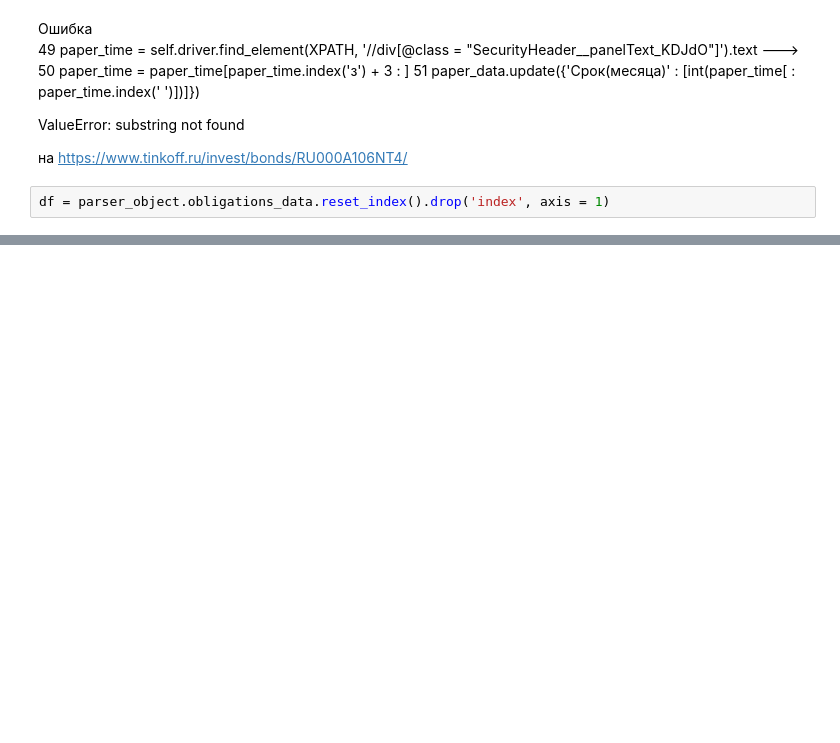
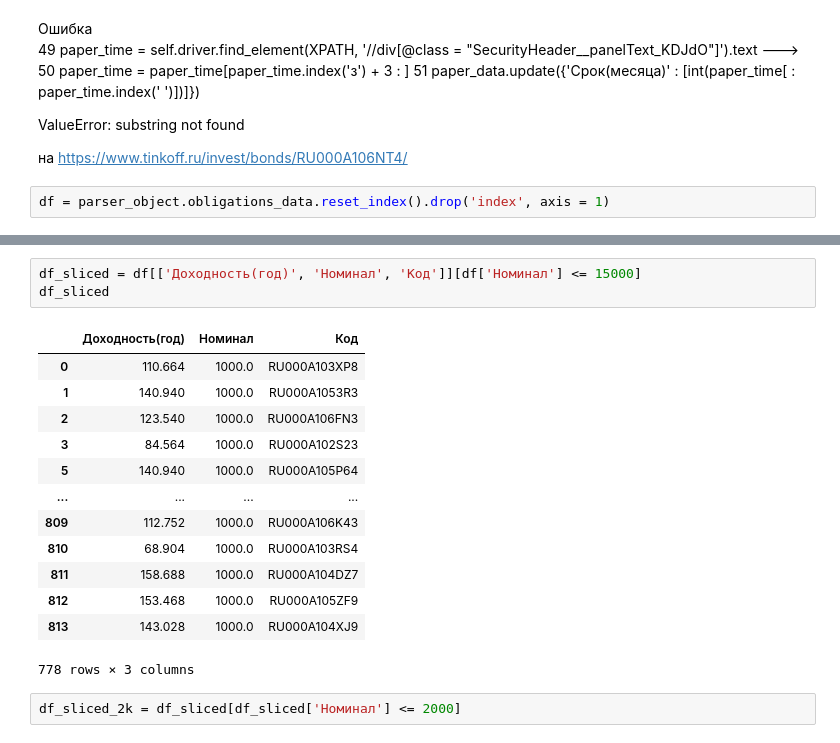
Before and after one commit to Meksis/Personal_projects, a Jupyter notebook: Obligations parser/parsers-tests.ipynb, the cells around one changed output, grey strips where cells are left out. Saved outputs shown, nothing was run; the diff lists cells and outputs as text; blank space fills up the shorter version.

```diff
--- a/Obligations parser/parsers-tests.ipynb
+++ b/Obligations parser/parsers-tests.ipynb
@@ -231,0 +235,19 @@ df[df['Код'] == 'RU000A106WZ2']
+# %%
+df_sliced = df[['Доходность(год)', 'Номинал', 'Код']][df['Номинал'] <= 15000]
+df_sliced
+# %% [output]
+|  | Доходность(год) | Номинал | Код |
+| 0 | 110.664 | 1000.0 | RU000A103XP8 |
+| 1 | 140.940 | 1000.0 | RU000A1053R3 |
+| 2 | 123.540 | 1000.0 | RU000A106FN3 |
+| 3 | 84.564 | 1000.0 | RU000A102S23 |
+| 5 | 140.940 | 1000.0 | RU000A105P64 |
+| ... | ... | ... | ... |
+| 809 | 112.752 | 1000.0 | RU000A106K43 |
+| 810 | 68.904 | 1000.0 | RU000A103RS4 |
+| 811 | 158.688 | 1000.0 | RU000A104DZ7 |
+| 812 | 153.468 | 1000.0 | RU000A105ZF9 |
+| 813 | 143.028 | 1000.0 | RU000A104XJ9 |
+778 rows × 3 columns
+# %%
+df_sliced_2k = df_sliced[df_sliced['Номинал'] <= 2000]
```
Also changed, not shown: parts of 12 cells of this notebook, 1 other file.
